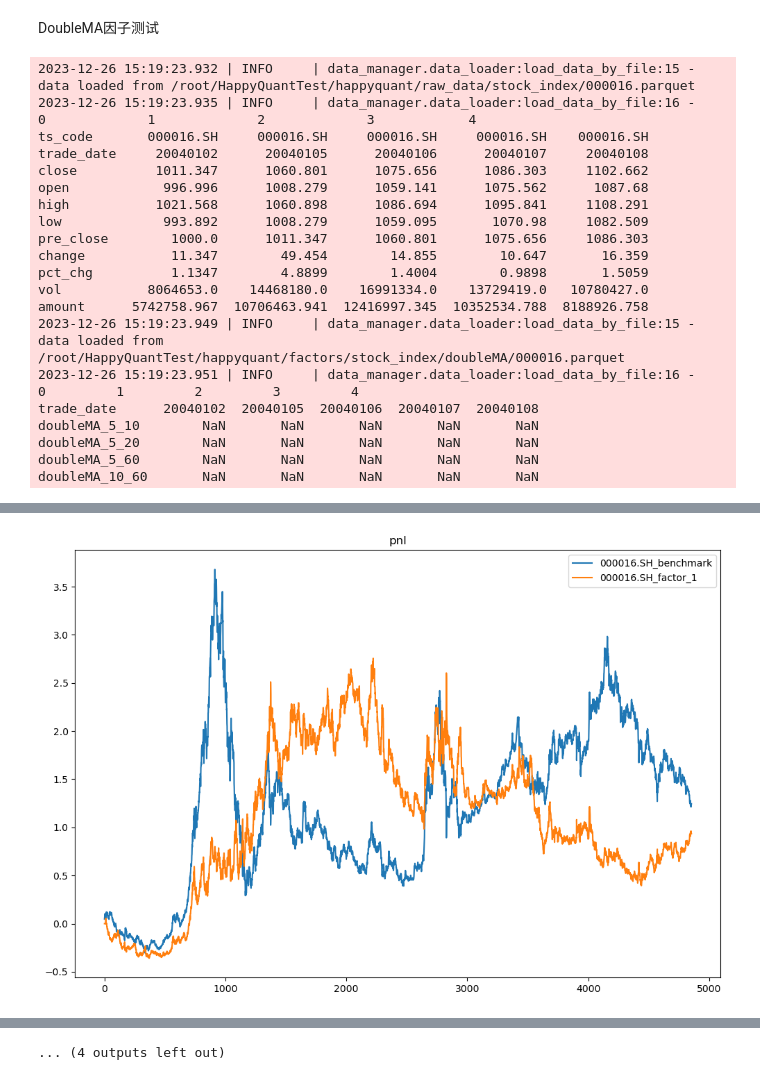
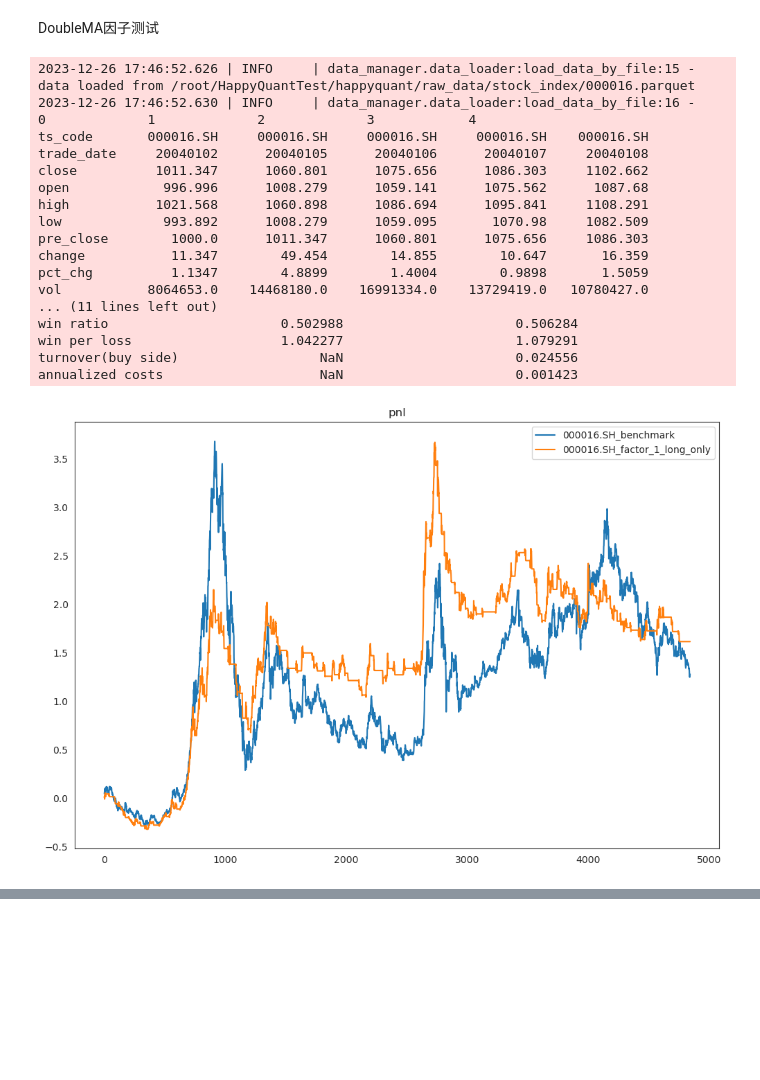
Before and after one commit to hjzgithub/HappyQuantTest, a Jupyter notebook: happyquant/factor_test.ipynb, the cells around one changed output, grey strips where cells are left out. Drawn from its saved outputs; the diff is of its cells as text; code cells hidden in the pictures; blank space fills up the shorter version.

```diff
--- a/happyquant/factor_test.ipynb
+++ b/happyquant/factor_test.ipynb
@@ -293,6 +184,7 @@ annualized costs                                        0.004074
 DoubleMA因子测试
 # %%
 contract = ['000016.SH', '000300.SH', '000905.SH', '000852.SH']
+portfolio_pnl_list = []
 for name in contract:
     list_evaluation = []
     list_pnl = []
@@ -301,56 +193,54 @@ for name in contract:
     data_path = f'{name[:-3]}.parquet'
 
     # Create an instance of the Momentum class
     mymm = DoubleMA(data_path)
-
-    # Load raw data from the local storage
-    mymm.load_raw_data_from_local()
-
-    # Create a DataFrame for tags based on the raw data
-    df_tags = mymm.df_raw['trade_date'].to_frame()
-    df_tags['tag'] = (mymm.df_raw['close'] / mymm.df_raw['pre_close'] - 1).shift(-1)
-    df_tags.set_index('trade_date', inplace=True)
-
-    # Load factors from local storage
-    mymm.load_factors_from_local()
-    df_factors = mymm.df_factors.copy()
-    df_factors.set_index('trade_date', inplace=True)
+    df_tags, df_factors = init_tags_and_factors(mymm)
 
     # benchmark
     eval_label = f'{name}_benchmark'
     evaluation, pnl = benchmark_evaluation(df_tags, eval_label)
     list_evaluation.append(evaluation)
     list_pnl.append(pnl)
 
-    eval_label = f'{name}_factor_1'
-    df_preds = rolling_run_models(df_factors, df_tags, 60)
-    evaluation, pnl = model_evaluation(df_tags, df_factors.iloc[:, 0].dropna(), weighted_type='rule_based', eval_label=eval_label)
+    # test of factor 1
+    df_preds = df_factors.iloc[:, 0].dropna()
+    evaluation, pnl = model_evaluation(df_tags,
+                                       df_preds,
+                                       trade_type='long_only',
+                                       eval_label=f'{name}_factor_1_long_only',
+                                       method='expanding_rank',
+                                       upper_bound=0.8,
+                                       lower_bound=0.2)
     list_evaluation.append(evaluation)
     list_pnl.append(pnl)
+    portfolio_pnl_list.append(pnl)
 
     df_evaluation = pd.concat(list_evaluation)
     logger.info(df_evaluation.T)
 
     # Plot profit and loss (P&L) for each model
     plot_pnl(list_pnl)
+
+df_portfolio = pd.concat(portfolio_pnl_list, axis=1)
+df_portfolio.dropna(axis=0, inplace=True)
+df_portfolio['equal_weight'] = df_portfolio.mean(axis=1)
+plot_pnl(df_portfolio)
 # %% [output]
-2023-12-26 15:19:23.932 | INFO     | data_manager.data_loader:load_data_by_file:15 - data loaded from /root/HappyQuantTest/happyquant/raw_data/stock_index/000016.parquet
-2023-12-26 15:19:23.935 | INFO     | data_manager.data_loader:load_data_by_file:16 -                       0             1             2             3            4
+2023-12-26 17:46:52.626 | INFO     | data_manager.data_loader:load_data_by_file:15 - data loaded from /root/HappyQuantTest/happyquant/raw_data/stock_index/000016.parquet
+2023-12-26 17:46:52.630 | INFO     | data_manager.data_loader:load_data_by_file:16 -                       0             1             2             3            4
 ts_code       000016.SH     000016.SH     000016.SH     000016.SH    000016.SH
 trade_date     20040102      20040105      20040106      20040107     20040108
 close          1011.347      1060.801      1075.656      1086.303     1102.662
 open            996.996      1008.279      1059.141      1075.562      1087.68
 high           1021.568      1060.898      1086.694      1095.841     1108.291
 low             993.892      1008.279      1059.095       1070.98     1082.509
 pre_close        1000.0      1011.347      1060.801      1075.656     1086.303
 change           11.347        49.454        14.855        10.647       16.359
 pct_chg          1.1347        4.8899        1.4004        0.9898       1.5059
 vol           8064653.0    14468180.0    16991334.0    13729419.0   10780427.0
-amount      5742758.967  10706463.941  12416997.345  10352534.788  8188926.758
-2023-12-26 15:19:23.949 | INFO     | data_manager.data_loader:load_data_by_file:15 - data loaded from /root/HappyQuantTest/happyquant/factors/stock_index/doubleMA/000016.parquet
-2023-12-26 15:19:23.951 | INFO     | data_manager.data_loader:load_data_by_file:16 -                        0         1         2         3         4
-trade_date      20040102  20040105  20040106  20040107  20040108
-doubleMA_5_10        NaN       NaN       NaN       NaN       NaN
-doubleMA_5_20        NaN       NaN       NaN       NaN       NaN
-doubleMA_5_60        NaN       NaN       NaN       NaN       NaN
-doubleMA_10_60       NaN       NaN       NaN       NaN       NaN
+... (11 lines left out)
+win ratio                      0.502988                      0.506284
+win per loss                   1.042277                      1.079291
+turnover(buy side)                  NaN                      0.024556
+annualized costs                    NaN                      0.001423
+[figure, new version]
@@ -393 +281,0 @@ annualized costs                                        0.006065
-[figure, old version]
@@ -508 +299,0 @@ annualized costs                                       0.006334
-... (4 outputs left out)
```
Also changed, not shown: parts of 9 cells of this notebook, 4 other files.
